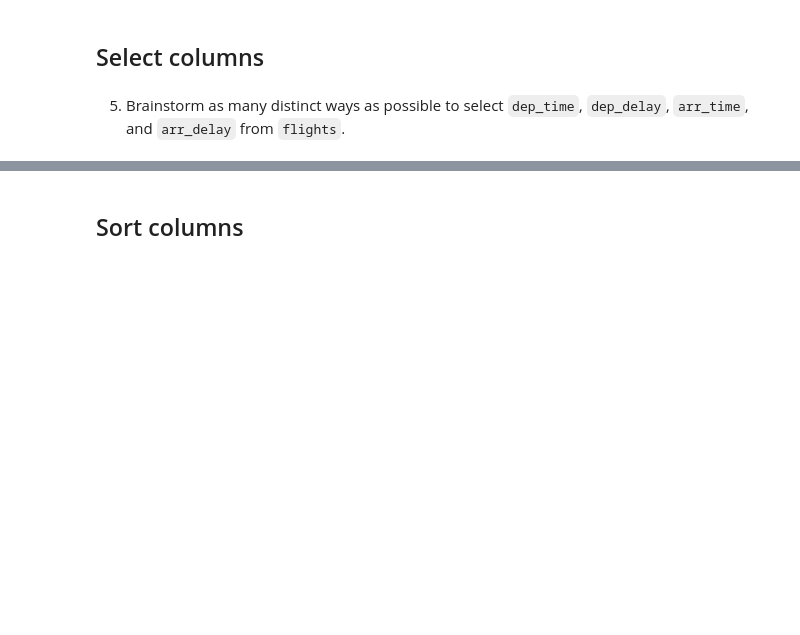
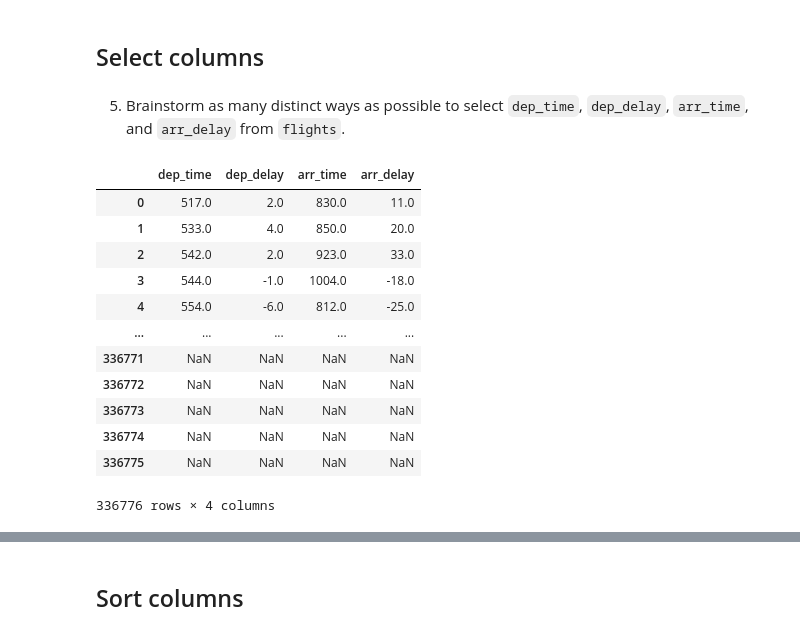
Before and after one commit to qlab-intro-python/tarea-2-adriana-arce-braulio-mundaca, a Jupyter notebook: tarea_2.ipynb, the cells around one changed output, grey strips where cells are left out. Drawn from its saved outputs; the diff is of its cells as text; code cells hidden in the pictures; blank space fills up the shorter version.

```diff
--- a/tarea_2.ipynb
+++ b/tarea_2.ipynb
@@ -253,0 +252,19 @@ print(arr_time_1800)
+# %%
+# Solution
+#Hay distintas maneras de hacerlo por ejemplo usando corchetes y el nombre de las columnas
+variables1 = df[['dep_time', 'dep_delay', 'arr_time', 'arr_delay']]
+variables1
+# %% [output]
+|  | dep_time | dep_delay | arr_time | arr_delay |
+| 0 | 517.0 | 2.0 | 830.0 | 11.0 |
+| 1 | 533.0 | 4.0 | 850.0 | 20.0 |
+| 2 | 542.0 | 2.0 | 923.0 | 33.0 |
+| 3 | 544.0 | -1.0 | 1004.0 | -18.0 |
+| 4 | 554.0 | -6.0 | 812.0 | -25.0 |
+| ... | ... | ... | ... | ... |
+| 336771 | NaN | NaN | NaN | NaN |
+| 336772 | NaN | NaN | NaN | NaN |
+| 336773 | NaN | NaN | NaN | NaN |
+| 336774 | NaN | NaN | NaN | NaN |
+| 336775 | NaN | NaN | NaN | NaN |
+336776 rows × 4 columns
```
Also changed, not shown: parts of 3 cells of this notebook.
